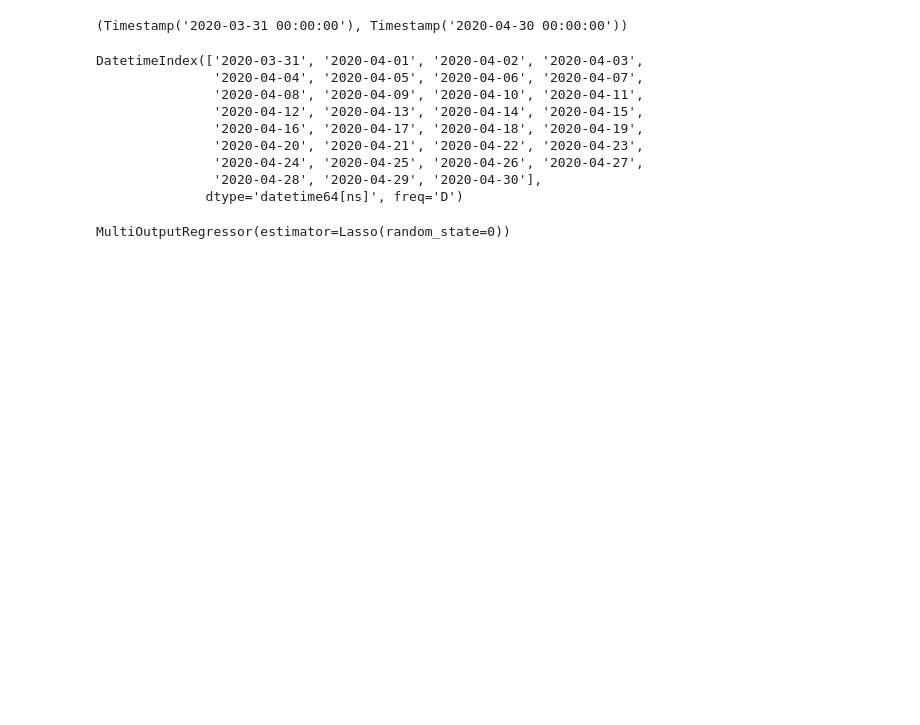
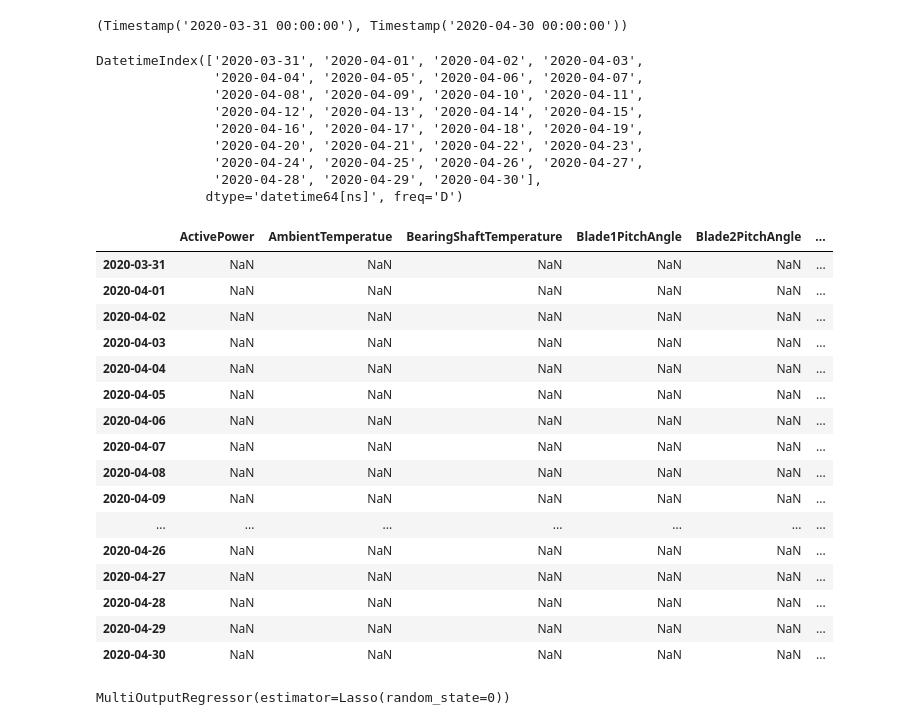
Before and after one commit to abilcode/legit-tst, a Jupyter notebook: technical_test/code/iter2/dataProcessing.ipynb, the cells around one changed output. Drawn from its saved outputs; the diff is of its cells as text; code cells hidden in the pictures; blank space fills up the shorter version.

```diff
--- a/technical_test/code/iter2/dataProcessing.ipynb
+++ b/technical_test/code/iter2/dataProcessing.ipynb
@@ -250,7 +266,26 @@ DatetimeIndex(['2020-03-31', '2020-04-01', '2020-04-02', '2020-04-03',
                '2020-04-28', '2020-04-29', '2020-04-30'],
               dtype='datetime64[ns]', freq='D')
 # %%
-f_horizon = pd.DataFrame(columns=["ActivePower"], index=index)
+f_horizon = pd.DataFrame(columns=data_update_day_mean.columns, index=index)
+f_horizon
+# %% [output]
+|  | ActivePower | AmbientTemperatue | BearingShaftTemperature | Blade1PitchAngle | Blade2PitchAngle | ... |
+| 2020-03-31 | NaN | NaN | NaN | NaN | NaN | ... |
+| 2020-04-01 | NaN | NaN | NaN | NaN | NaN | ... |
+| 2020-04-02 | NaN | NaN | NaN | NaN | NaN | ... |
+| 2020-04-03 | NaN | NaN | NaN | NaN | NaN | ... |
+| 2020-04-04 | NaN | NaN | NaN | NaN | NaN | ... |
+| 2020-04-05 | NaN | NaN | NaN | NaN | NaN | ... |
+| 2020-04-06 | NaN | NaN | NaN | NaN | NaN | ... |
+| 2020-04-07 | NaN | NaN | NaN | NaN | NaN | ... |
+| 2020-04-08 | NaN | NaN | NaN | NaN | NaN | ... |
+| 2020-04-09 | NaN | NaN | NaN | NaN | NaN | ... |
+| ... | ... | ... | ... | ... | ... | ... |
+| 2020-04-26 | NaN | NaN | NaN | NaN | NaN | ... |
+| 2020-04-27 | NaN | NaN | NaN | NaN | NaN | ... |
+| 2020-04-28 | NaN | NaN | NaN | NaN | NaN | ... |
+| 2020-04-29 | NaN | NaN | NaN | NaN | NaN | ... |
+| 2020-04-30 | NaN | NaN | NaN | NaN | NaN | ... |
 # %%
 X_train_t = X_t.iloc[:-30,:]
 y_train_t = y_t.loc[X_train_t.index].values.reshape(-1, 1)
```
Also changed, not shown: parts of 6 cells of this notebook, 3 other files.
